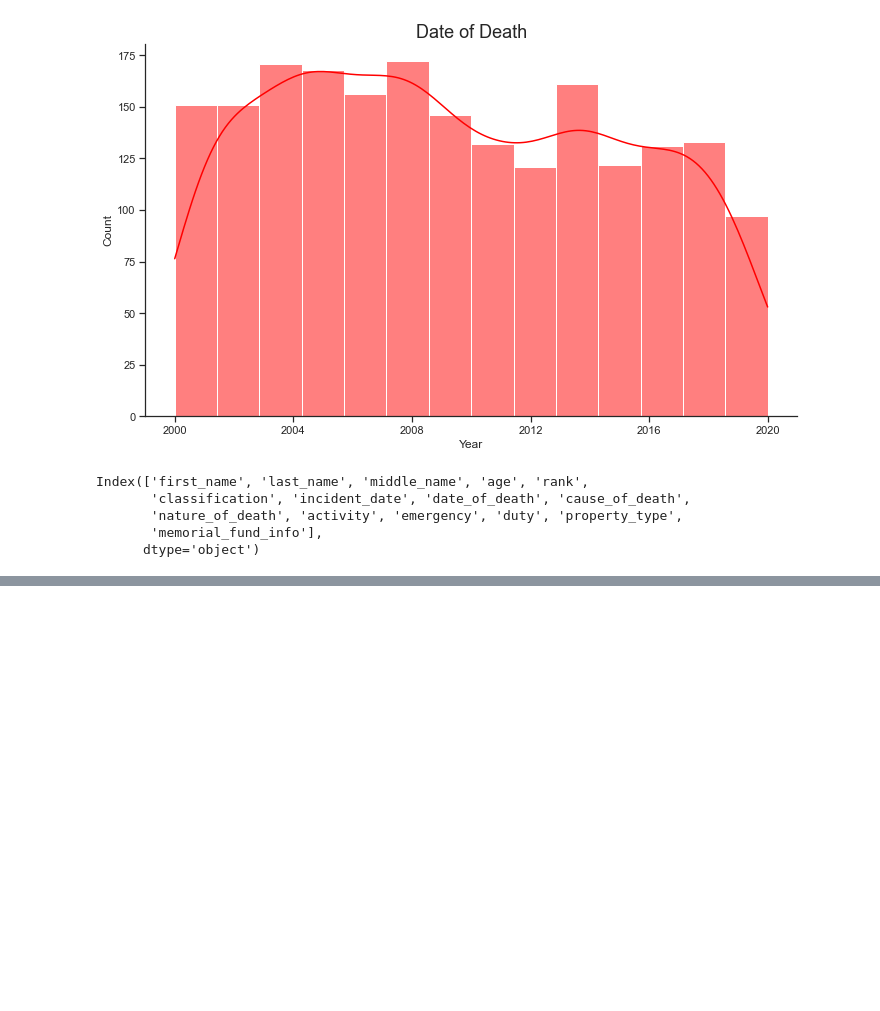
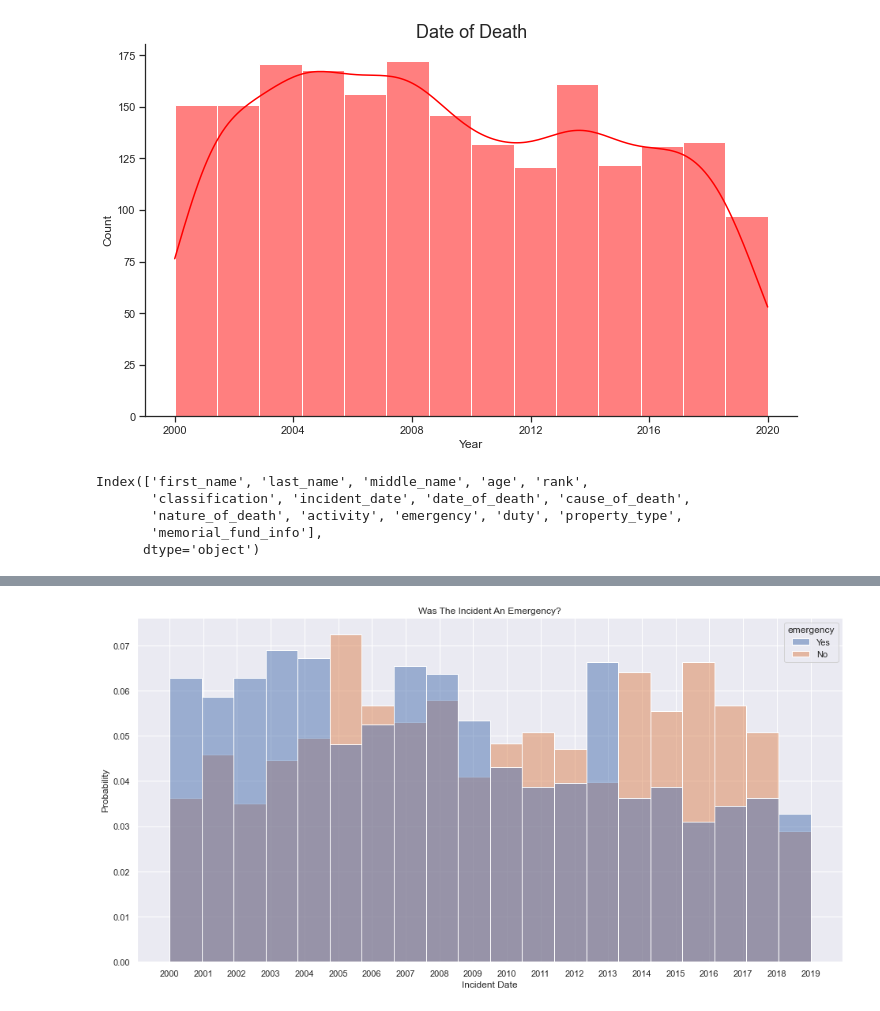
Before and after one commit to abcjamesjordan/firefigher_fatalities, a Jupyter notebook: ff_analysis.ipynb, the cells around one changed output, grey strips where cells are left out. Saved outputs shown, nothing was run; the diff lists cells and outputs as text; code cells hidden in the pictures; blank space fills up the shorter version.

```diff
--- a/ff_analysis.ipynb
+++ b/ff_analysis.ipynb
@@ -526,0 +546,9 @@ cont_names = ['age', 'incident_date', 'date_of_death']
+# %%
+g = plt.figure(figsize=(16, 8))
+sns.histplot(data=df, x=df['incident_date'].dt.year, hue='emergency', stat='probability', common_norm=False, bins=len(years))
+plt.title('Was The Incident An Emergency?')
+plt.xlabel('Incident Date')
+plt.xticks(years);
+# plt.savefig('images/emergency_vs_incident_date.png', bbox_inches='tight')
+# %% [output]
+[figure, added]
```
Also changed, not shown: parts of 5 cells of this notebook, 2 other files.
